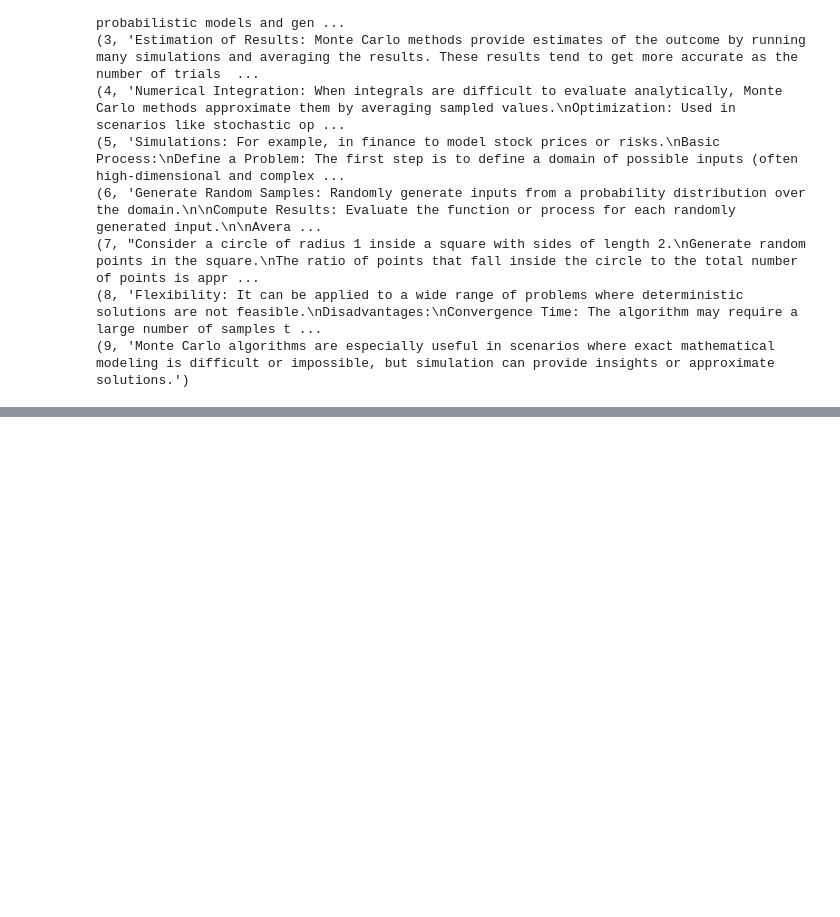
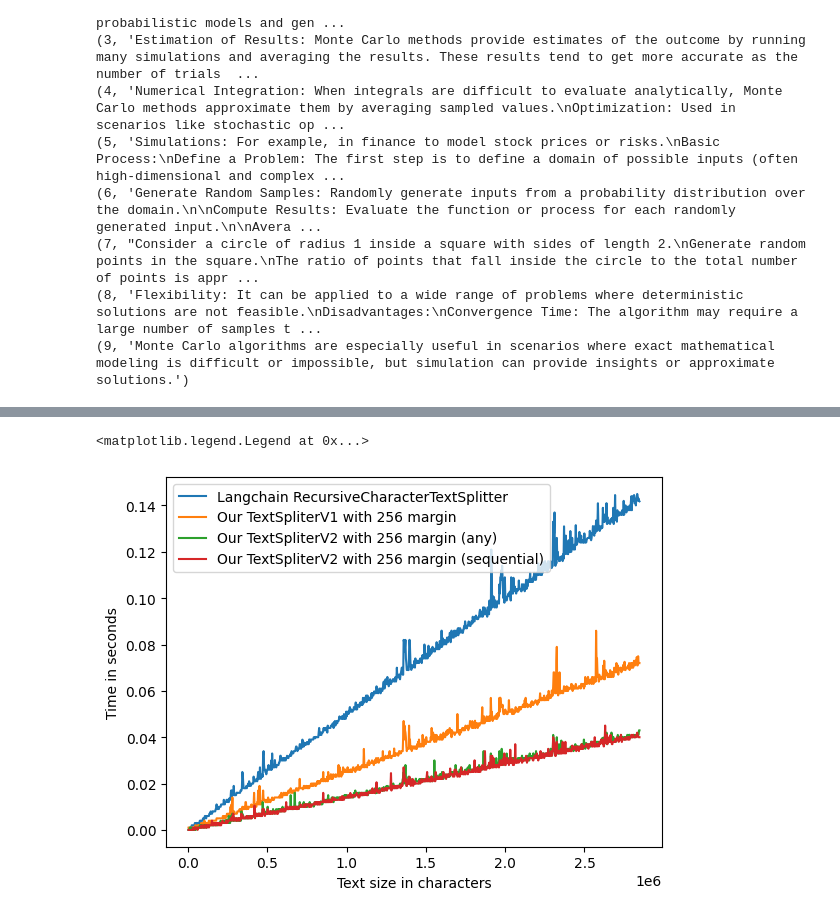
Before and after one commit to ArturOle/Ragger, a Jupyter notebook: docs/R&D/splitting_algorithm_development.ipynb, the cells around one changed output, grey strips where cells are left out. Drawn from its saved outputs; the diff is of its cells as text; code cells hidden in the pictures; blank space fills up the shorter version.

```diff
--- a/docs/R&D/splitting_algorithm_development.ipynb
+++ b/docs/R&D/splitting_algorithm_development.ipynb
@@ -500,0 +1066,56 @@ plt.show()
+# %%
+import matplotlib.pyplot as plt
+from time import time
+
+
+splitter_r = RecursiveCharacterTextSplitter(
+    chunk_size=1024,
+    chunk_overlap= 256
+)
+
+ts1 = TextSplitterV1()
+ts2_any = TextSplitterV2(order="any")
+ts2_sequential = TextSplitterV2(order="sequential")
+
+times_lang_r = []
+times_ts1 = []
+times_ts2_any = []
+times_ts2_sequential = []
+
+for i in range(1, 1000):
+    large_text = " ".join([multi_sentence_text for _ in range(0, i)])
+    start_time = time()
+    [splitter_r.split_text(large_text) for _ in range(0, 10)]
+    exec_time_lang_r = time()-start_time
+
+    start_time = time()
+    [ts1.split(large_text, 1024, 256, 256) for _ in range(0, 10)]
+    exec_time_ts1 = time()-start_time
+
+    start_time = time()
+    [ts2_any.split(large_text, 1024, 256, 256) for _ in range(0, 10)]
+    exec_time_ts2_any = time()-start_time
+
+    start_time = time()
+    [ts2_sequential.split(large_text, 1024, 256, 256) for _ in range(0, 10)]
+    exec_time_ts2_sequential = time()-start_time
+
+
+    times_lang_r.append(exec_time_lang_r)
+    times_ts1.append(exec_time_ts1)
+    times_ts2_any.append(exec_time_ts2_any)
+    times_ts2_sequential.append(exec_time_ts2_sequential)
+
+text_size = len(multi_sentence_text)
+
+plot = plt.figure()
+plt.plot(range(text_size, 1000*text_size, text_size), times_lang_r, label="Langchain RecursiveCharacterTextSplitter")
+plt.plot(range(text_size, 1000*text_size, text_size), times_ts1, label="Our TextSpliterV1 with 256 margin")
+plt.plot(range(text_size, 1000*text_size, text_size), times_ts2_any, label="Our TextSpliterV2 with 256 margin (any)")
+plt.plot(range(text_size, 1000*text_size, text_size), times_ts2_sequential, label="Our TextSpliterV2 with 256 margin (sequential)")
+plt.xlabel("Text size in characters")
+plt.ylabel("Time in seconds")
+plt.legend()
+# %% [output]
+<matplotlib.legend.Legend at 0x...>
+[figure, added]
```
Also changed, not shown: parts of 27 cells of this notebook, 9 other files.
